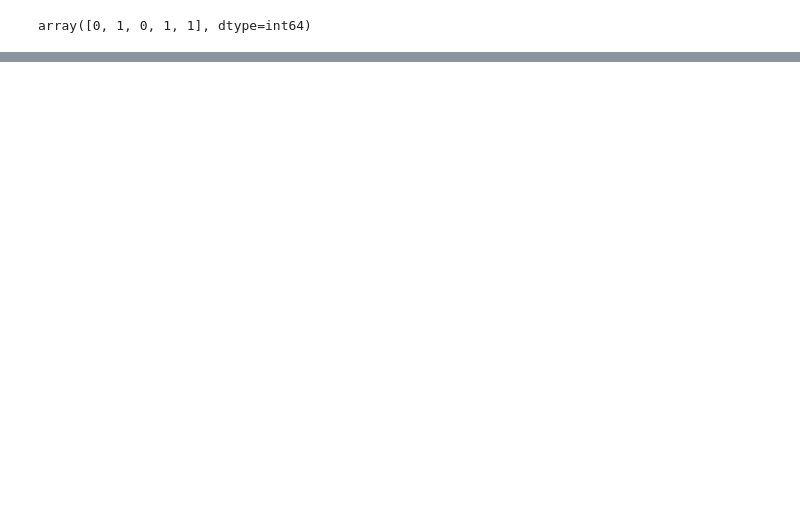
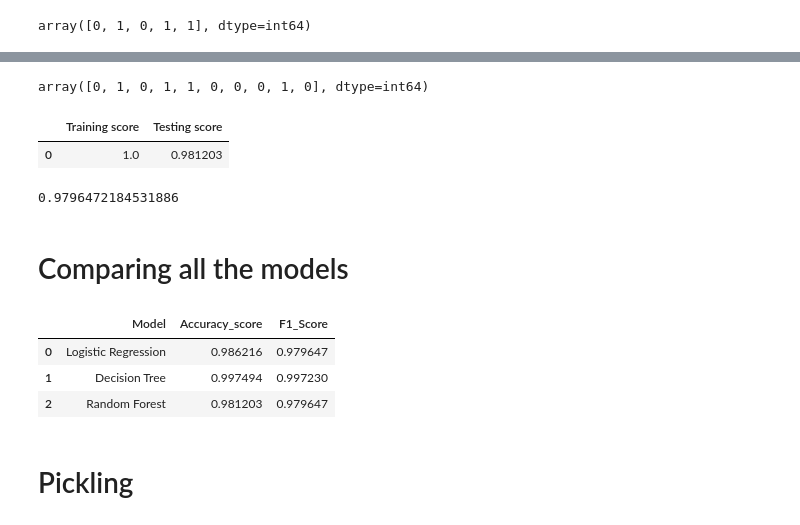
Before and after one commit to mawesh1999/Fakenews_Detection, a Jupyter notebook: Prepration_Modelling.ipynb, the cells around one changed output, grey strips where cells are left out. Cells and saved outputs as stored; diff of their text form; code cells hidden in the pictures; blank space fills up the shorter version.

Commit message:
models

```diff
--- a/Prepration_Modelling.ipynb
+++ b/Prepration_Modelling.ipynb
@@ -183,0 +250,3 @@ tree_scores
+# %%
+trainpredict_forest = forest_clf.predict(x_train)
+testpredict_forest = forest_clf.predict(x_test)
@@ -184,2 +271,33 @@ tree_scores
+# %%
+testpredict_forest[0:10]
+# %% [output]
+array([0, 1, 0, 1, 1, 0, 0, 0, 1, 0], dtype=int64)
+# %%
+trainscore_forest = accuracy_score(y_train,trainpredict_forest)
+testscore_forest = accuracy_score(y_test,testpredict_forest)
+# %%
+forest_scores = pd.DataFrame({'Training score':trainscore_forest,'Testing score':testscore_forest},index=[0])
+forest_scores
+# %% [output]
+|  | Training score | Testing score |
+| 0 | 1.0 | 0.981203 |
+# %%
+forest_f1score = f1_score(y_test,testpredict_forest)
+forest_f1score
+# %% [output]
+0.9796472184531886
 # %%
 #
+# %% [markdown]
+# Comparing all the models
+# %%
+compare_models = pd.DataFrame({'Model':['Logistic Regression','Decision Tree','Random Forest'],\
+                               'Accuracy_score':[testscore_log_model,testscore_tree,testscore_forest],\
+                               'F1_Score':[logistic_f1score,tree_f1score,forest_f1score]})
+# %%
+compare_models
+# %% [output]
+|  | Model | Accuracy_score | F1_Score |
+| 0 | Logistic Regression | 0.986216 | 0.979647 |
+| 1 | Decision Tree | 0.997494 | 0.997230 |
+| 2 | Random Forest | 0.981203 | 0.979647 |
@@ -185,0 +306,2 @@ tree_scores
+# %% [markdown]
+# Pickling
```
Also changed, not shown: parts of 41 cells of this notebook, 3 other files.
